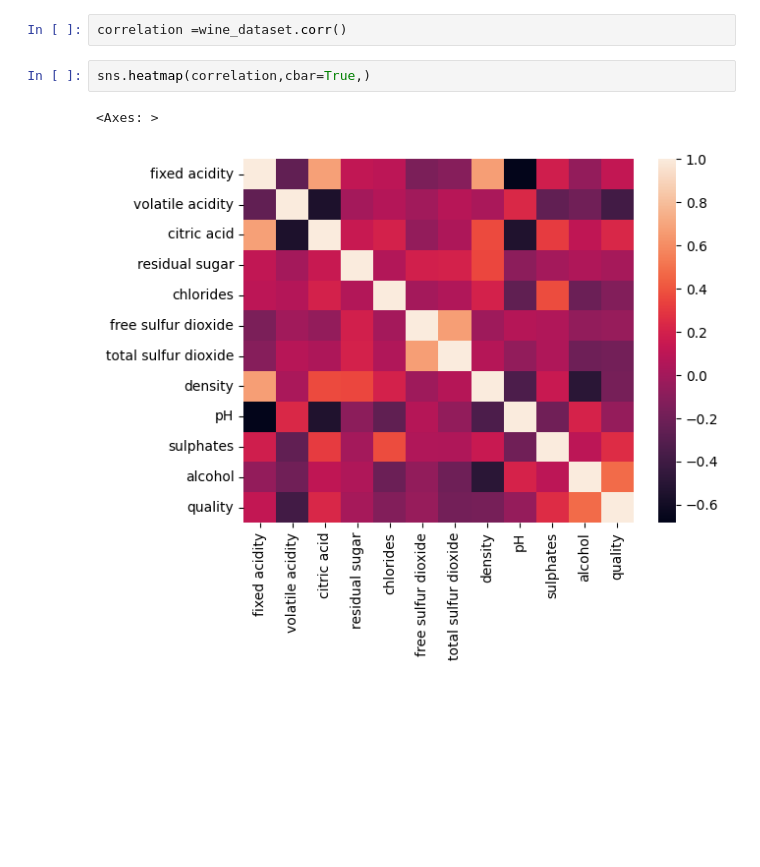
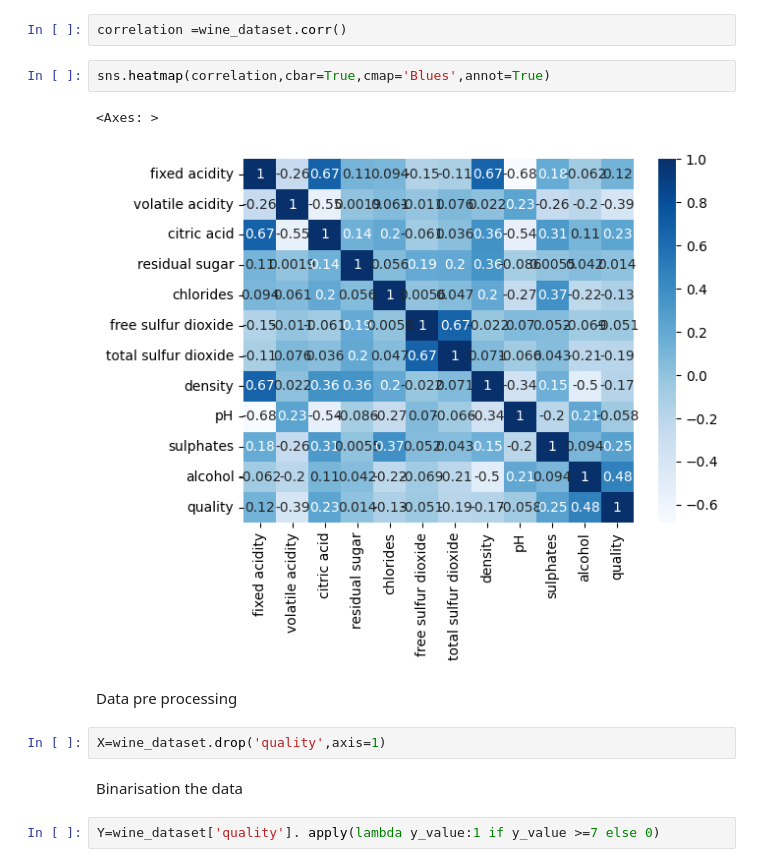
Before and after one commit to web1havv/ml_models, a Jupyter notebook: wine.ipynb, the cells around one changed output. Cells and saved outputs as stored; diff of their text form; blank space fills up the shorter version.

```diff
--- a/wine.ipynb
+++ b/wine.ipynb
@@ -78,7 +78,15 @@ sns.barplot(x="quality",y='citric acid',data=wine_dataset)
 # %%
 correlation =wine_dataset.corr()
 # %%
-sns.heatmap(correlation,cbar=True,)
+sns.heatmap(correlation,cbar=True,cmap='Blues',annot=True)
 # %% [output]
 <Axes: >
-[figure, old version]
+[figure, new version]
+# %% [markdown]
+Data pre processing
+# %%
+X=wine_dataset.drop('quality',axis=1)
+# %% [markdown]
+Binarisation the data
+# %%
+Y=wine_dataset['quality']. apply(lambda y_value:1 if y_value >=7 else 0)
```
Also changed, not shown: parts of 17 cells of this notebook.
